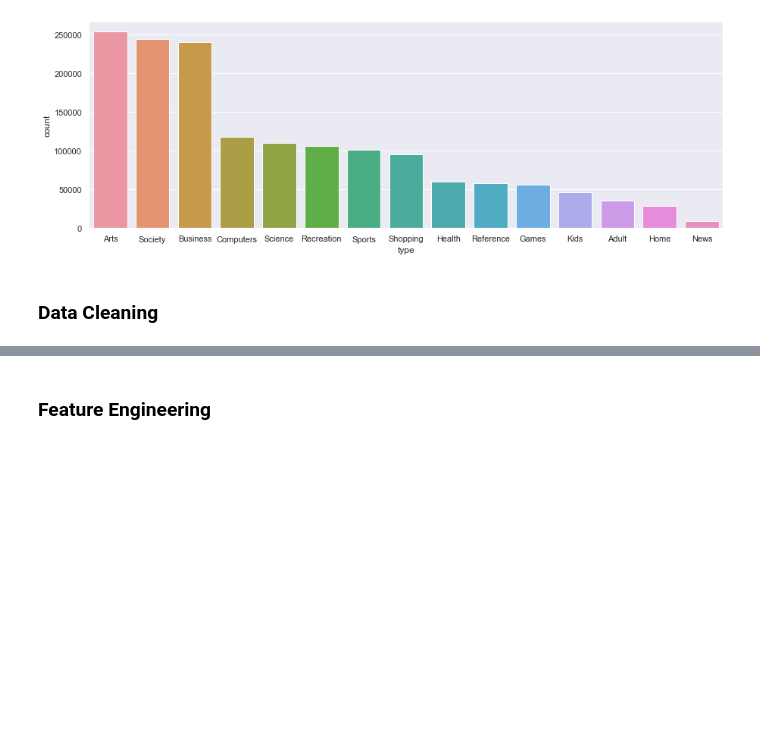
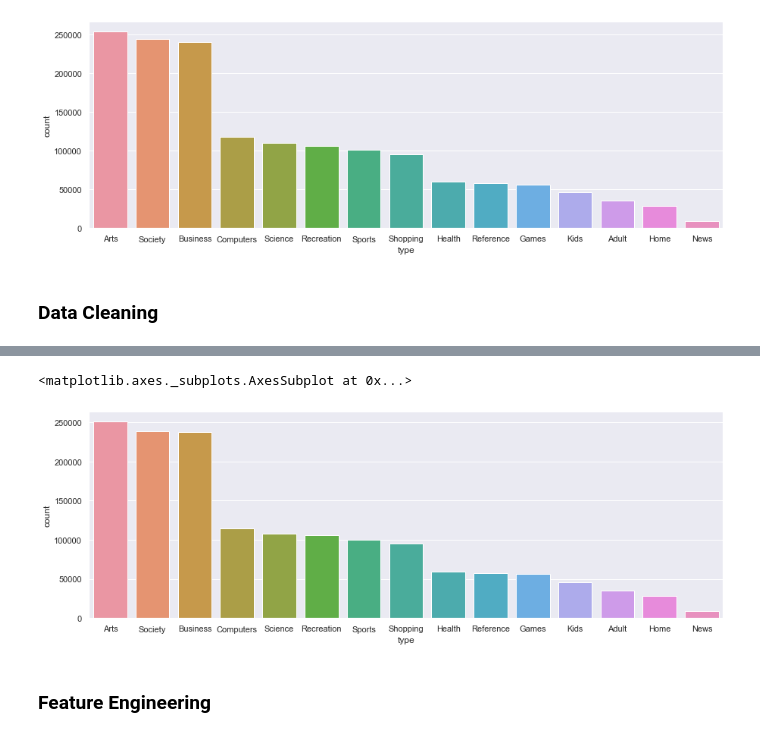
Before and after one commit to BasantHussein/URLClassification, a Jupyter notebook: DataPreprocessing.ipynb, the cells around one changed output, grey strips where cells are left out. Cells and saved outputs as stored; diff of their text form; code cells hidden in the pictures; blank space fills up the shorter version.

Commit message:
added data cleaning part

```diff
--- a/DataPreprocessing.ipynb
+++ b/DataPreprocessing.ipynb
@@ -96,3 +96,6 @@ sb.countplot(data=df,x='type',order=df['type'].value_counts().index)
 [figure]
 # %% [markdown]
 ### Data Cleaning
+# %%
+# remove missing values
+df.dropna(inplace=True)
@@ -98,0 +109,3 @@ sb.countplot(data=df,x='type',order=df['type'].value_counts().index)
+# %%
+# drop duplicates
+df.drop_duplicates(inplace=True)
@@ -98,0 +122,3 @@ sb.countplot(data=df,x='type',order=df['type'].value_counts().index)
+# %%
+# change the data type of type column
+df['type']=df['type'].astype('string')
@@ -99,2 +137,10 @@ sb.countplot(data=df,x='type',order=df['type'].value_counts().index)
+# %%
+# visualize the type column
+sb.set(rc={'figure.figsize':(15,5)})
+
+sb.countplot(data=df,x='type',order=df['type'].value_counts().index)
+# %% [output]
+<matplotlib.axes._subplots.AxesSubplot at 0x...>
+[figure, added]
 # %% [markdown]
 ### Feature Engineering
```
Also changed, not shown: parts of 4 cells of this notebook.
